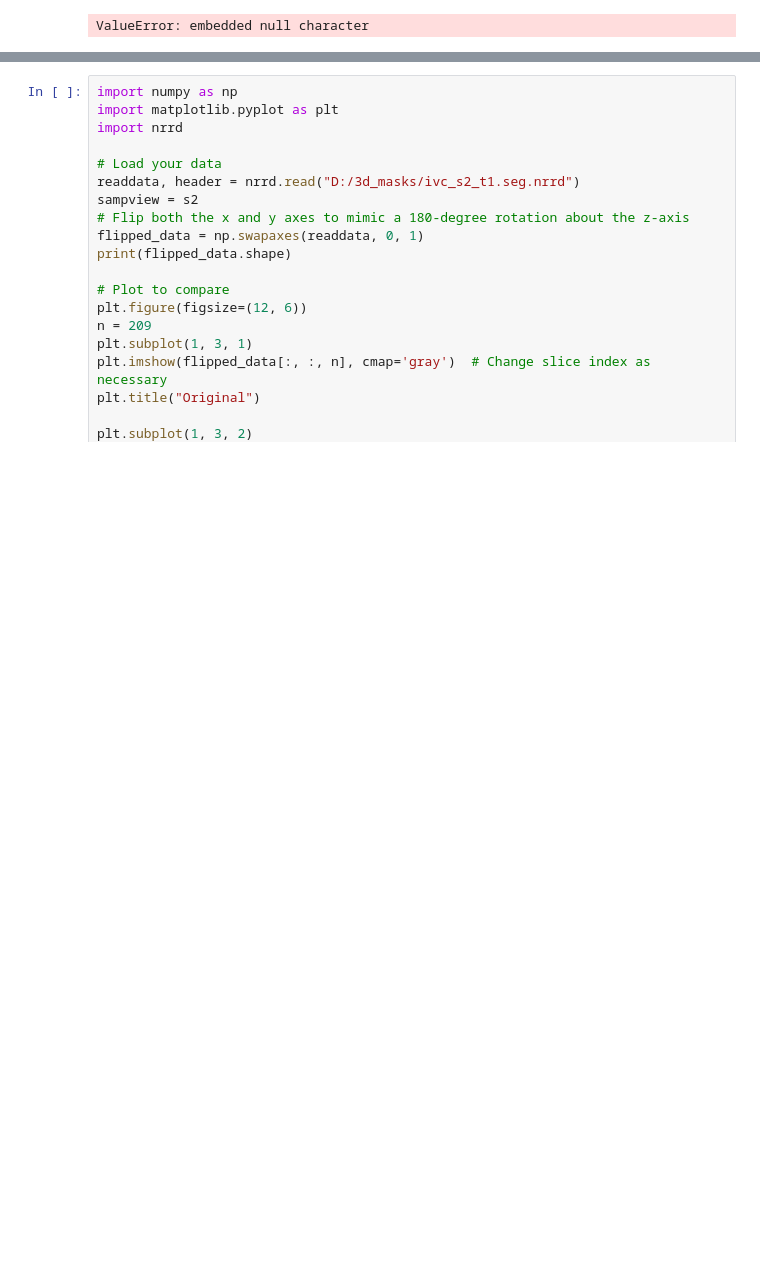
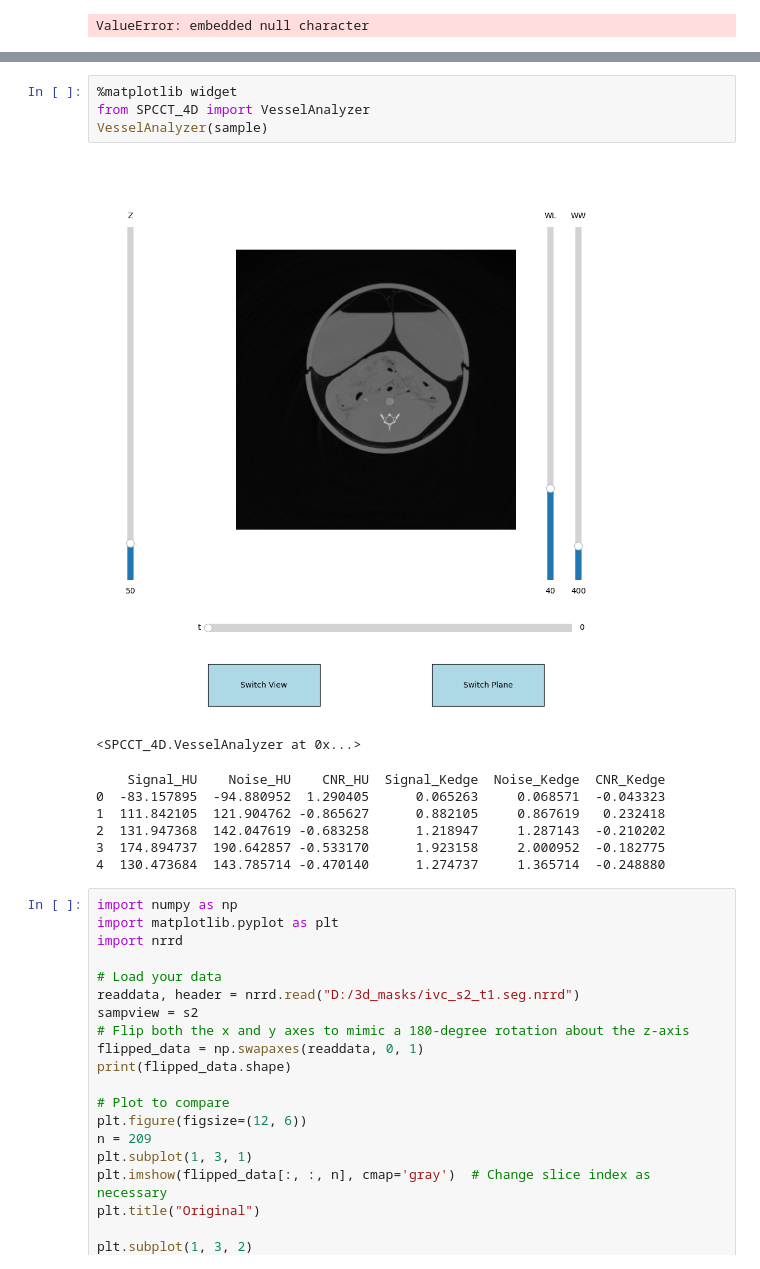
Before and after one commit to dandycodingpipe/pyKOLOR, a Jupyter notebook: notebook.ipynb, the cells around one changed output, grey strips where cells are left out. Saved outputs shown, nothing was run; the diff lists cells and outputs as text; blank space fills up the shorter version.

```diff
--- a/notebook.ipynb
+++ b/notebook.ipynb
@@ -131,3 +170,16 @@ Spectral/k_gadolinium file 4 total DICOM files found: 480
+# %%
+%matplotlib widget
+from SPCCT_4D import VesselAnalyzer
+VesselAnalyzer(sample)
+# %% [output]
+[figure, added]
+<SPCCT_4D.VesselAnalyzer at 0x...>
+    Signal_HU    Noise_HU    CNR_HU  Signal_Kedge  Noise_Kedge  CNR_Kedge
+0  -83.157895  -94.880952  1.290405      0.065263     0.068571  -0.043323
+1  111.842105  121.904762 -0.865627      0.882105     0.867619   0.232418
+2  131.947368  142.047619 -0.683258      1.218947     1.287143  -0.210202
+3  174.894737  190.642857 -0.533170      1.923158     2.000952  -0.182775
+4  130.473684  143.785714 -0.470140      1.274737     1.365714  -0.248880
 # %%
 import numpy as np
 import matplotlib.pyplot as plt
```
Also changed, not shown: parts of 14 cells of this notebook, 21 other files.
